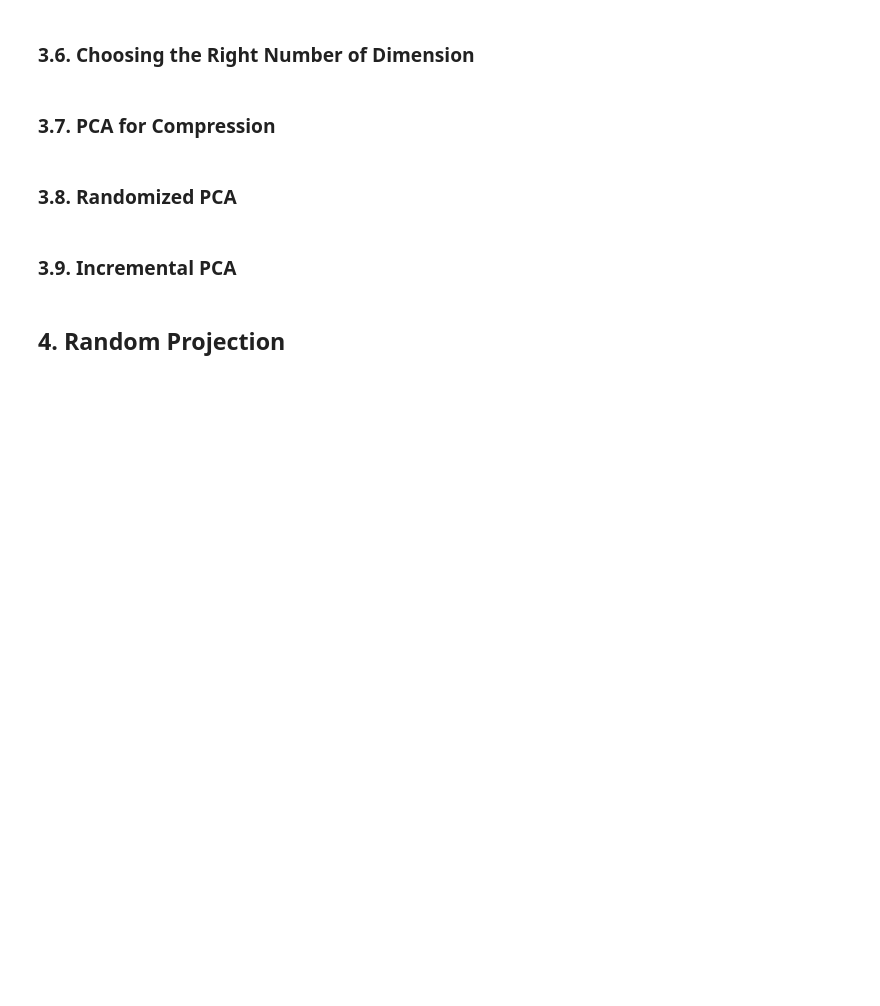
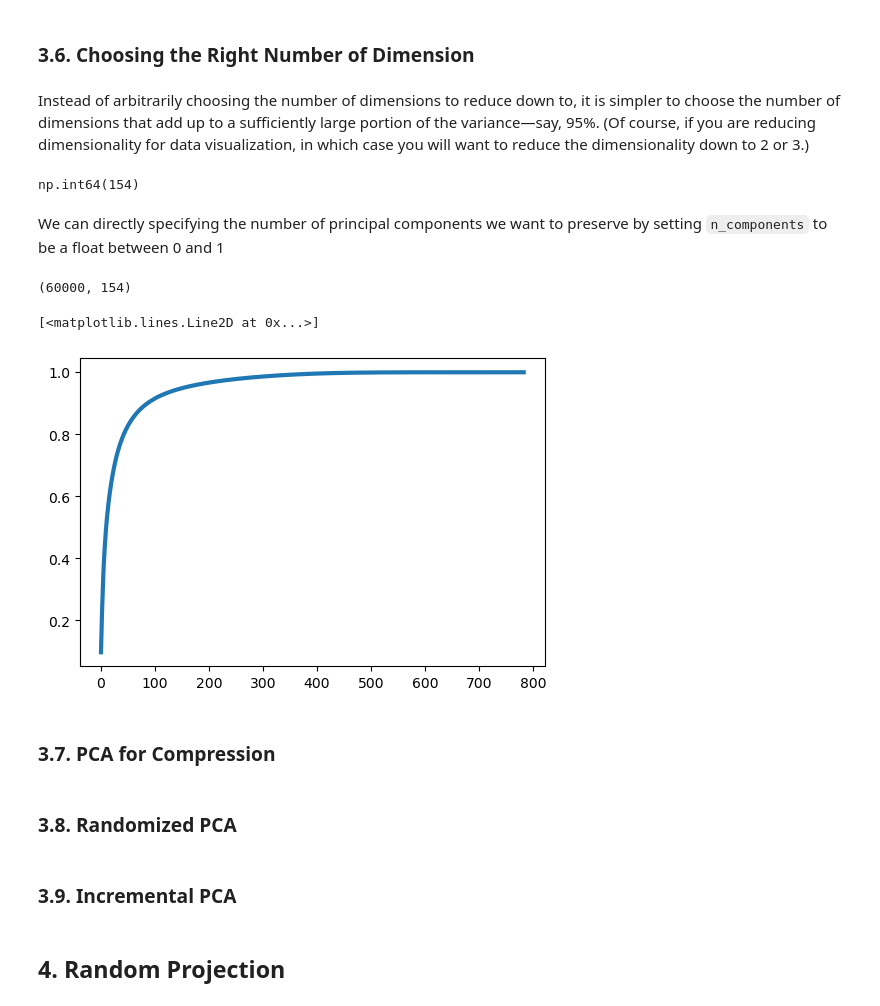
Before and after one commit to JinDai666/Hands-On-ML-Notes, a Jupyter notebook: ch07-dimensionality-reduction/ch07-dimensionality-reduction.ipynb, the cells around one changed output. Drawn from its saved outputs; the diff is of its cells as text; code cells hidden in the pictures; blank space fills up the shorter version.

Commit message:
ch07: WIP - choosing the right number of dimension

```diff
--- a/ch07-dimensionality-reduction/ch07-dimensionality-reduction.ipynb
+++ b/ch07-dimensionality-reduction/ch07-dimensionality-reduction.ipynb
@@ -42,3 +52,10 @@ Many dimensionality reduction algorithms work by modeling the manifold on which
 ### 3.3. Projecting Down to Dimensions
 # %% [markdown]
 ### 3.4. Using Scikit-Learn
+# %%
+mnist = fetch_openml('mnist_784', as_frame=False)
+X_train, y_train = mnist.data[:60_000], mnist.target[:60_000]
+X_test, y_test = mnist.data[60_000:], mnist.target[60_000:]
+
+pca = PCA()
+pca.fit(X_train)
@@ -47,5 +73,26 @@ Many dimensionality reduction algorithms work by modeling the manifold on which
 # %% [markdown]
 ### 3.6. Choosing the Right Number of Dimension
+# %% [markdown]
+Instead of arbitrarily choosing the number of dimensions to reduce down to, it is simpler to choose the number of dimensions that add up to a sufficiently large portion of the variance—say, 95%. (Of course, if you are reducing dimensionality for data visualization, in which case you will want to reduce the dimensionality down to 2 or 3.)
+# %%
+cumsum = np.cumsum(pca.explained_variance_ratio_)
+np.argmax(cumsum >= 0.95) + 1
+# %% [output]
+np.int64(154)
+# %% [markdown]
+We can directly specifying the number of principal components we want to preserve by setting `n_components` to be a float between 0 and 1
+# %%
+pca = PCA(n_components=0.95)
+X_reduced = pca.fit_transform(X_train)
+X_reduced.shape
+# %% [output]
+(60000, 154)
+# %%
+plt.figure(figsize=(6,4))
+plt.plot(cumsum, linewidth = 3)
+# %% [output]
+[<matplotlib.lines.Line2D at 0x...>]
+[figure, added]
 # %% [markdown]
 ### 3.7. PCA for Compression
 # %% [markdown]
```
Also changed, not shown: parts of 8 cells of this notebook.
